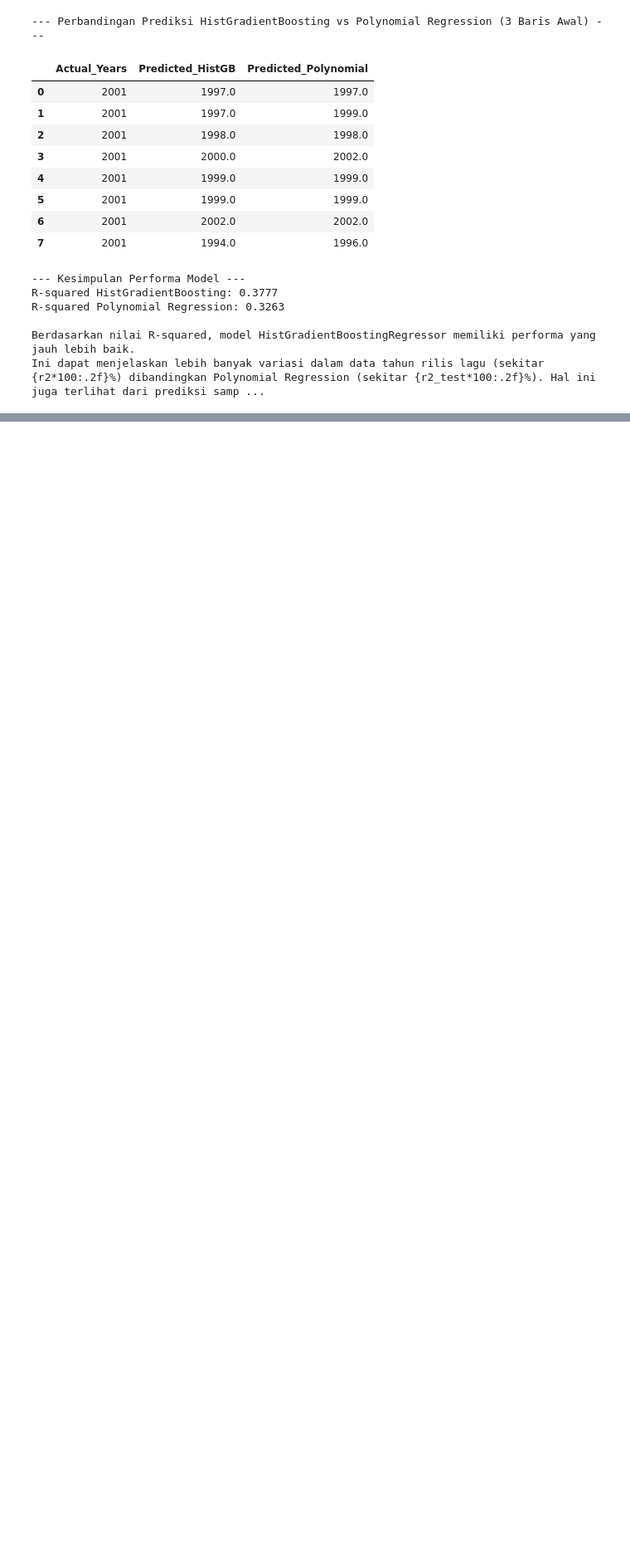
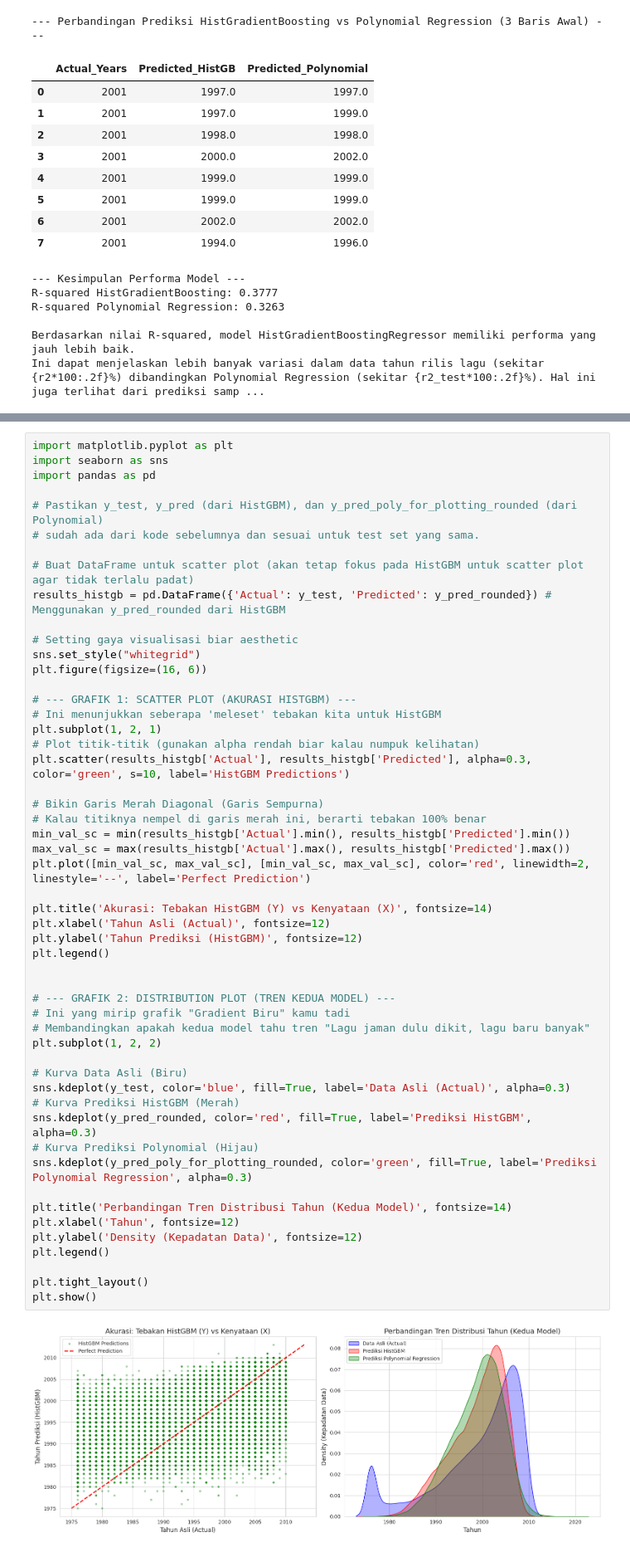
Before and after one commit to urDrek0/MidtermDeepLearningClass, a Jupyter notebook: 3rdTaskPrediksi/Regresi_1103223229.ipynb, the cells around one changed output, grey strips where cells are left out. Shown at 83% size. Drawn from its saved outputs; the diff is of its cells as text; blank space fills up the shorter version.

```diff
--- a/3rdTaskPrediksi/Regresi_1103223229.ipynb
+++ b/3rdTaskPrediksi/Regresi_1103223229.ipynb
@@ -673,0 +621,54 @@ ada contohnya adalah prediksi apakah sebuah lagu itu sebelum tahun 2000? atau se
+# %%
+import matplotlib.pyplot as plt
+import seaborn as sns
+import pandas as pd
+
+# Pastikan y_test, y_pred (dari HistGBM), dan y_pred_poly_for_plotting_rounded (dari Polynomial)
+# sudah ada dari kode sebelumnya dan sesuai untuk test set yang sama.
+
+# Buat DataFrame untuk scatter plot (akan tetap fokus pada HistGBM untuk scatter plot agar tidak terlalu padat)
+results_histgb = pd.DataFrame({'Actual': y_test, 'Predicted': y_pred_rounded}) # Menggunakan y_pred_rounded dari HistGBM
+
+# Setting gaya visualisasi biar aesthetic
+sns.set_style("whitegrid")
+plt.figure(figsize=(16, 6))
+
+# --- GRAFIK 1: SCATTER PLOT (AKURASI HISTGBM) ---
+# Ini menunjukkan seberapa 'meleset' tebakan kita untuk HistGBM
+plt.subplot(1, 2, 1)
+# Plot titik-titik (gunakan alpha rendah biar kalau numpuk kelihatan)
+plt.scatter(results_histgb['Actual'], results_histgb['Predicted'], alpha=0.3, color='green', s=10, label='HistGBM Predictions')
+
+# Bikin Garis Merah Diagonal (Garis Sempurna)
+# Kalau titiknya nempel di garis merah ini, berarti tebakan 100% benar
+min_val_sc = min(results_histgb['Actual'].min(), results_histgb['Predicted'].min())
+max_val_sc = max(results_histgb['Actual'].max(), results_histgb['Predicted'].max())
+plt.plot([min_val_sc, max_val_sc], [min_val_sc, max_val_sc], color='red', linewidth=2, linestyle='--', label='Perfect Prediction')
+
+plt.title('Akurasi: Tebakan HistGBM (Y) vs Kenyataan (X)', fontsize=14)
+plt.xlabel('Tahun Asli (Actual)', fontsize=12)
+plt.ylabel('Tahun Prediksi (HistGBM)', fontsize=12)
+plt.legend()
+
+
+# --- GRAFIK 2: DISTRIBUTION PLOT (TREN KEDUA MODEL) ---
+# Ini yang mirip grafik "Gradient Biru" kamu tadi
+# Membandingkan apakah kedua model tahu tren "Lagu jaman dulu dikit, lagu baru banyak"
+plt.subplot(1, 2, 2)
+
+# Kurva Data Asli (Biru)
+sns.kdeplot(y_test, color='blue', fill=True, label='Data Asli (Actual)', alpha=0.3)
+# Kurva Prediksi HistGBM (Merah)
+sns.kdeplot(y_pred_rounded, color='red', fill=True, label='Prediksi HistGBM', alpha=0.3)
+# Kurva Prediksi Polynomial (Hijau)
+sns.kdeplot(y_pred_poly_for_plotting_rounded, color='green', fill=True, label='Prediksi Polynomial Regression', alpha=0.3)
+
+plt.title('Perbandingan Tren Distribusi Tahun (Kedua Model)', fontsize=14)
+plt.xlabel('Tahun', fontsize=12)
+plt.ylabel('Density (Kepadatan Data)', fontsize=12)
+plt.legend()
+
+plt.tight_layout()
+plt.show()
+# %% [output]
+[figure, added]
```
Also changed, not shown: parts of 29 cells of this notebook.
